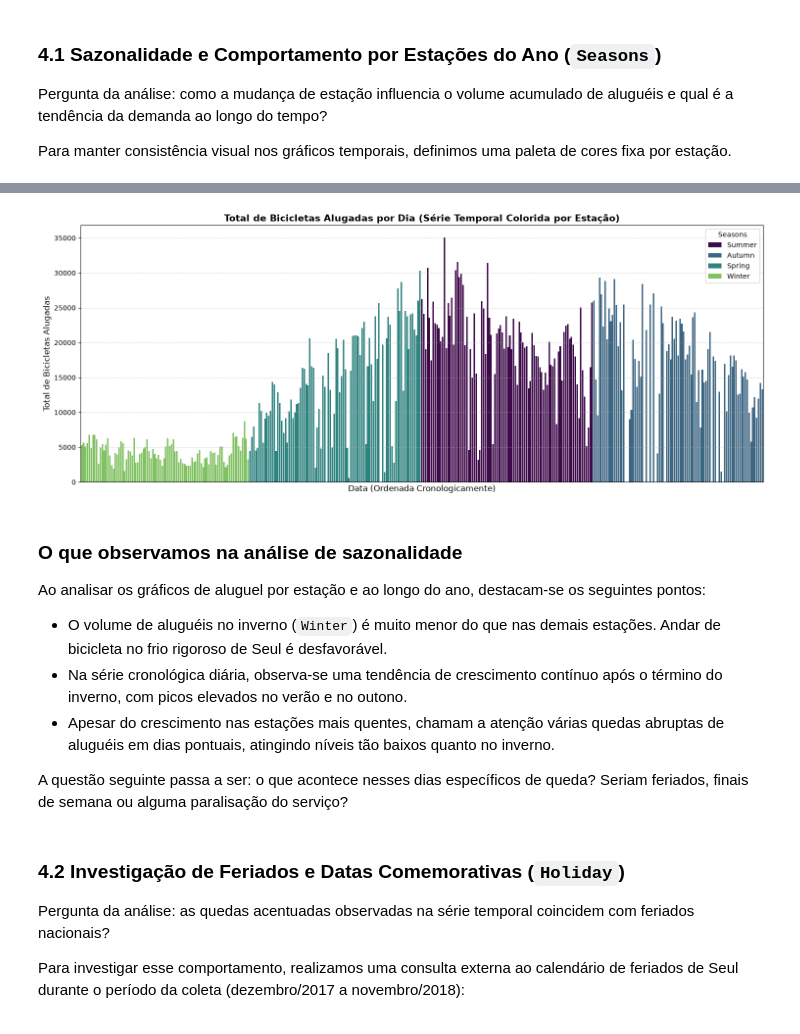
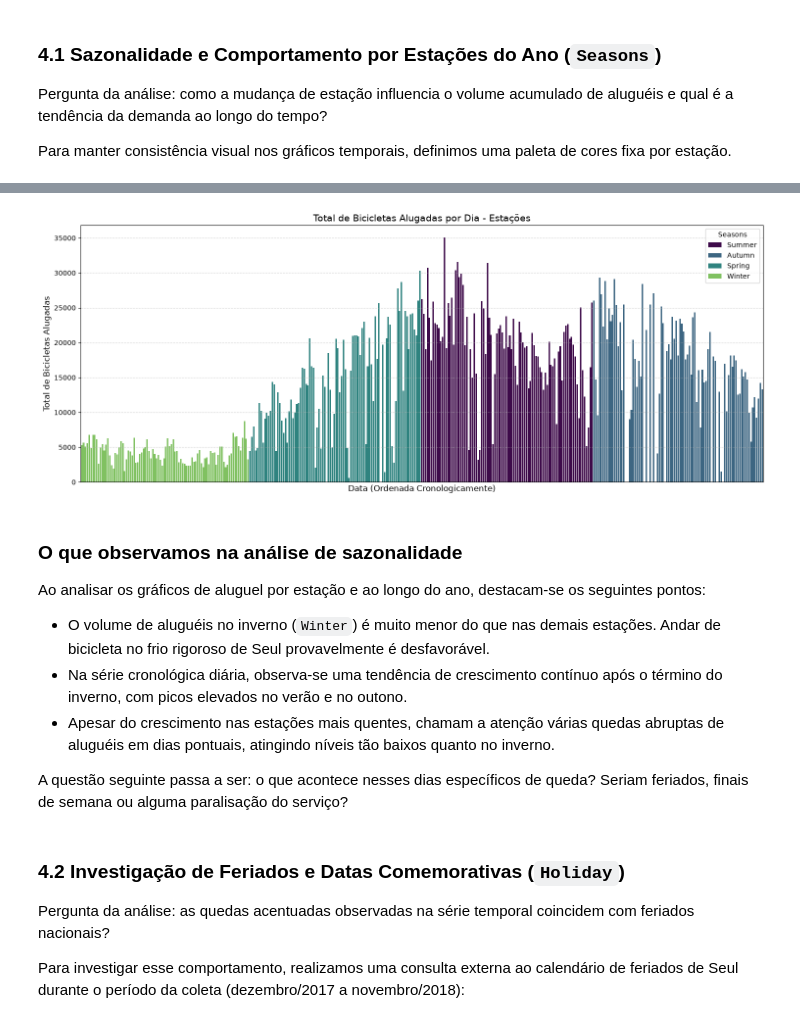
Before and after one commit to Colemo1208/Previsao-e-Dinamica-de-Demanda-Sistema-de-Bicicletas-Compartilhadas-de-Seul, a Jupyter notebook: EXAME_B.ipynb, the cells around one changed output, grey strips where cells are left out. Drawn from its saved outputs; the diff is of its cells as text; code cells hidden in the pictures.

```diff
--- a/EXAME_B.ipynb
+++ b/EXAME_B.ipynb
@@ -219,33 +247,33 @@ plt.show()
 # %%
 # Objetivo: Exibir a série temporal diária completa de aluguéis, colorida pela estação do ano
 bikes_daily_season = df.groupby(['Date_Parsed', 'Seasons'])['Rented_Bike_Count'].sum().reset_index()
 bikes_daily_season = bikes_daily_season.sort_values(by='Date_Parsed')
 
 plt.figure(figsize=(15, 6))
 sns.barplot(
     x='Date_Parsed',
     y='Rented_Bike_Count',
     hue='Seasons',
     hue_order=['Summer', 'Autumn', 'Spring', 'Winter'],
     data=bikes_daily_season,
     dodge=False,
     palette=fixed_season_palette
 )
 
-plt.title('Total de Bicicletas Alugadas por Dia (Série Temporal Colorida por Estação)', fontsize=14, fontweight='bold')
+plt.title('Total de Bicicletas Alugadas por Dia - Estações', fontsize=14)
 plt.xlabel('Data (Ordenada Cronologicamente)', fontsize=12)
 plt.ylabel('Total de Bicicletas Alugadas', fontsize=12)
 plt.xticks([])  # Oculta rótulos individuais de cada dia para evitar sobreposição
 plt.grid(axis='y', linestyle='--', alpha=0.5)
 plt.tight_layout()
 plt.show()
 # %% [output]
-[figure, old version]
+[figure, new version]
 # %% [markdown]
 ### O que observamos na análise de sazonalidade
 
 Ao analisar os gráficos de aluguel por estação e ao longo do ano, destacam-se os seguintes pontos:
-- O volume de aluguéis no inverno (`Winter`) é muito menor do que nas demais estações. Andar de bicicleta no frio rigoroso de Seul é desfavorável.
+- O volume de aluguéis no inverno (`Winter`) é muito menor do que nas demais estações. Andar de bicicleta no frio rigoroso de Seul provavelmente é desfavorável.
 - Na série cronológica diária, observa-se uma tendência de crescimento contínuo após o término do inverno, com picos elevados no verão e no outono.
 - Apesar do crescimento nas estações mais quentes, chamam a atenção várias quedas abruptas de aluguéis em dias pontuais, atingindo níveis tão baixos quanto no inverno.
 
```
Also changed, not shown: parts of 35 cells of this notebook, 1 other file.
